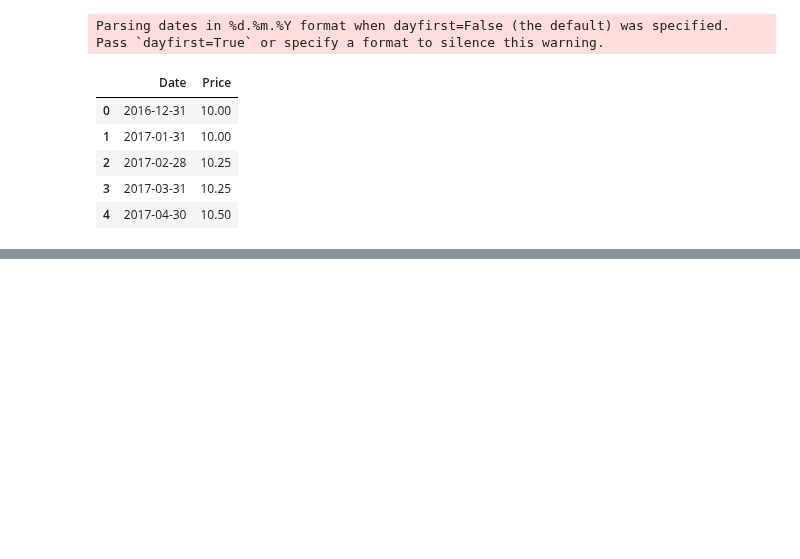
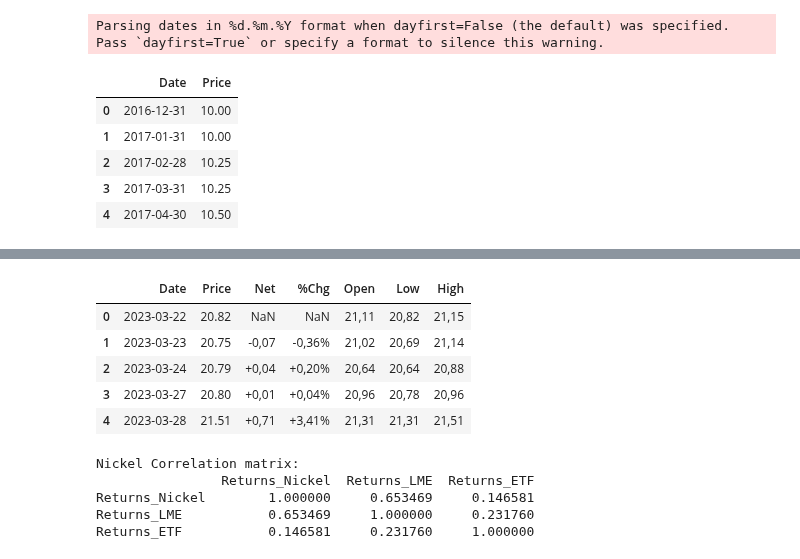
Before and after one commit to Doosheck/metals, a Jupyter notebook: data_overview.ipynb, the cells around one changed output, grey strips where cells are left out. Saved outputs shown, nothing was run; the diff lists cells and outputs as text; code cells hidden in the pictures; blank space fills up the shorter version.

Commit message:
Expand data overview

```diff
--- a/data_overview.ipynb
+++ b/data_overview.ipynb
@@ -52,0 +170,15 @@ fig.show()
+# %%
+# Load Nickel data source #3 - Nickel Miners ETF
+dfn3 = pd.read_csv('/Users/michal/Documents/Code/metals/reuters_data/Sprott Nickel Prices ETF.csv', sep=';')
+dfn3 = dfn3.rename(columns={'Exchange Date': 'Date'})
+dfn3 = dfn3.rename(columns={'Close' : 'Price'})
+dfn3['Date'] = pd.to_datetime(dfn3['Date'], format='%d-%b-%Y')
+dfn3['Price'] = dfn3['Price'].str.replace(',', '.').astype(float)
+dfn3.head()
+# %% [output]
+|  | Date | Price | Net | %Chg | Open | Low | High |
+| 0 | 2023-03-22 | 20.82 | NaN | NaN | 21,11 | 20,82 | 21,15 |
+| 1 | 2023-03-23 | 20.75 | -0,07 | -0,36% | 21,02 | 20,69 | 21,14 |
+| 2 | 2023-03-24 | 20.79 | +0,04 | +0,20% | 20,64 | 20,64 | 20,88 |
+| 3 | 2023-03-27 | 20.80 | +0,01 | +0,04% | 20,96 | 20,78 | 20,96 |
+| 4 | 2023-03-28 | 21.51 | +0,71 | +3,41% | 21,31 | 21,31 | 21,51 |
@@ -52,0 +211,17 @@ fig.show()
+# %%
+# Calculate the correlation matrix using the returns
+dfn_merged['Returns_Nickel'] = dfn_merged['Price_Nickel'].pct_change()
+dfn_merged['Returns_LME'] = dfn_merged['Price_LME'].pct_change()
+dfn_merged['Returns_ETF'] = dfn_merged['Price_ETF'].pct_change()
+# Drop NaN values
+dfn_merged = dfn_merged.dropna(subset=['Returns_Nickel', 'Returns_LME', 'Returns_ETF'])
+# Calculate the correlation matrix
+correlation_matrix_nickel = dfn_merged[['Returns_Nickel', 'Returns_LME', 'Returns_ETF']].corr()
+print("Nickel Correlation matrix:")
+print(correlation_matrix_nickel)
+# %% [output]
+Nickel Correlation matrix:
+                Returns_Nickel  Returns_LME  Returns_ETF
+Returns_Nickel        1.000000     0.653469     0.146581
+Returns_LME           0.653469     1.000000     0.231760
+Returns_ETF           0.146581     0.231760     1.000000
```
Also changed, not shown: parts of 16 cells of this notebook.
